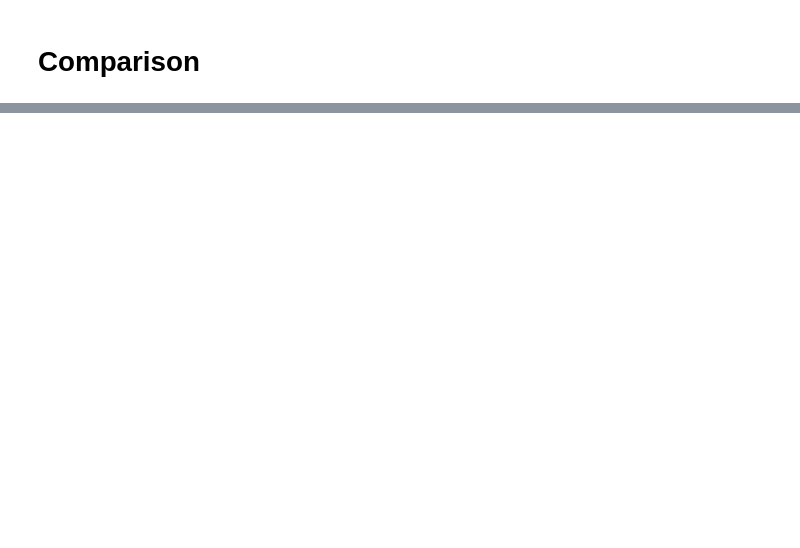
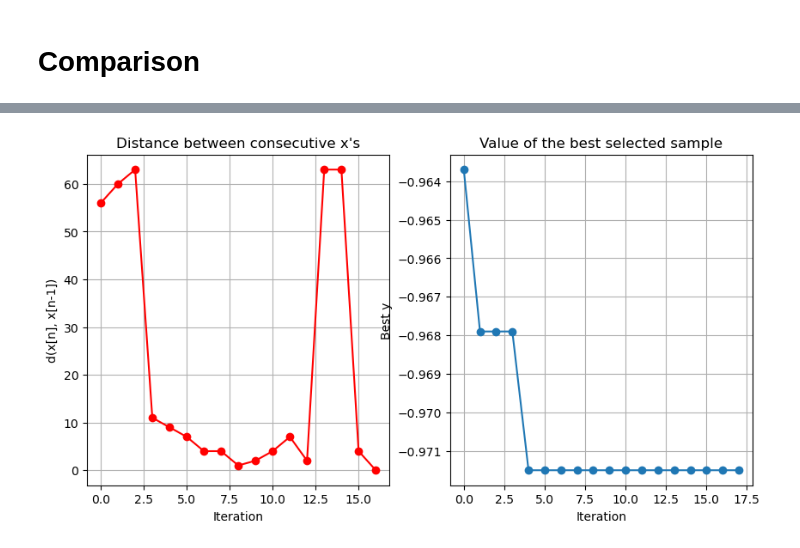
Before and after one commit to VeryThankYou/BayesianOptimization, a Jupyter notebook: Notebook_format.ipynb, the cells around one changed output, grey strips where cells are left out. Saved outputs shown, nothing was run; the diff lists cells and outputs as text; code cells hidden in the pictures; blank space fills up the shorter version.

Commit message:
klar til plots

```diff
--- a/Notebook_format.ipynb
+++ b/Notebook_format.ipynb
@@ -235,0 +247,6 @@ plt.show()
+# %%
+#opt.plot_acquisition() #Virker først med 2D
+opt.plot_convergence()
+"""We can visualise how the algorithm explored the space by looking at the distance between consecutive evaluations. Most of the time there is a sizeable distance between evaluations but on occasion we see consecutive evaluations that are very close to each other - theses evaluations typically correspond to a reduction in the value of the best selected sample."""
+# %% [output]
+[figure, added]
```
Also changed, not shown: parts of 5 cells of this notebook, 1 other file.
